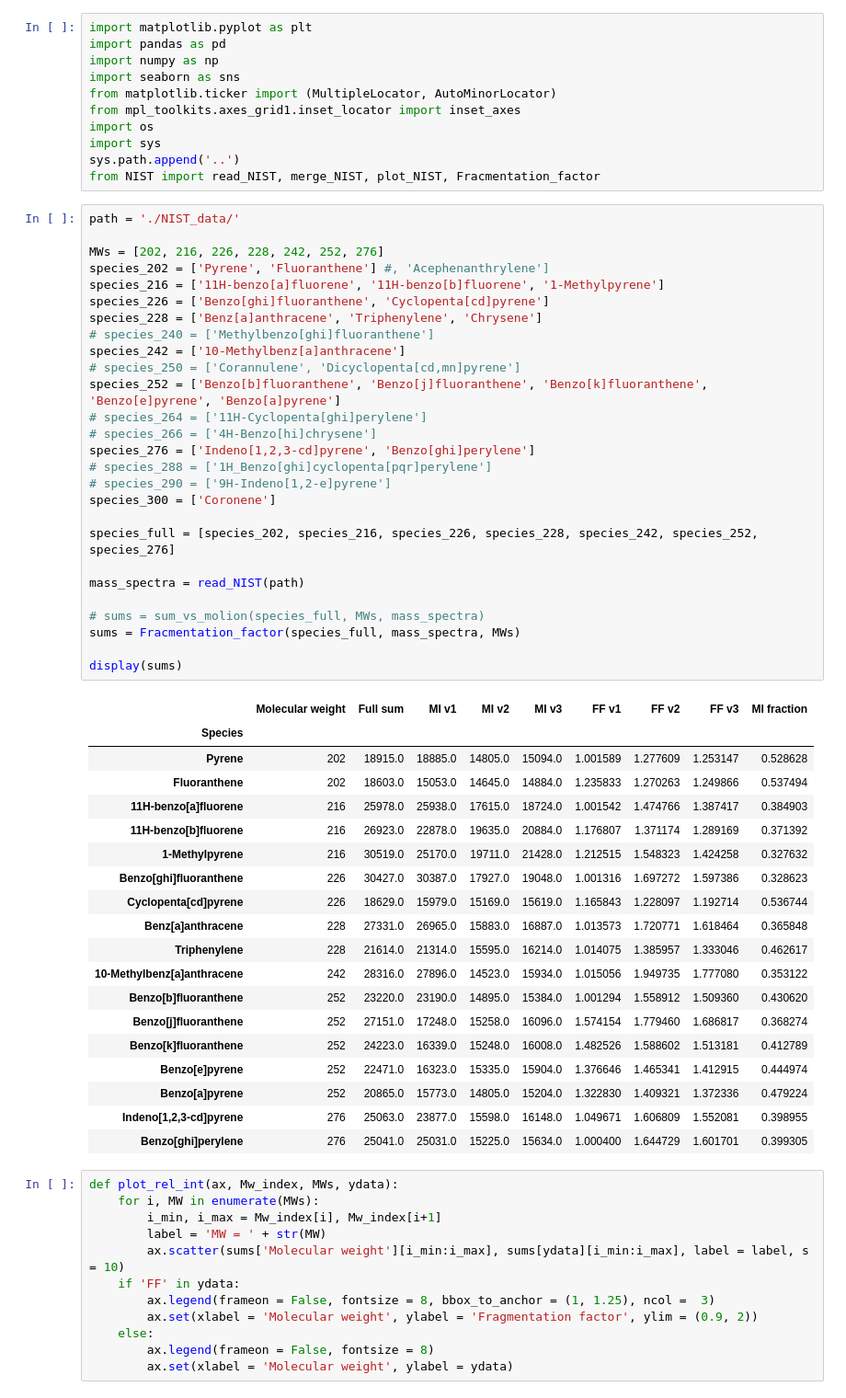
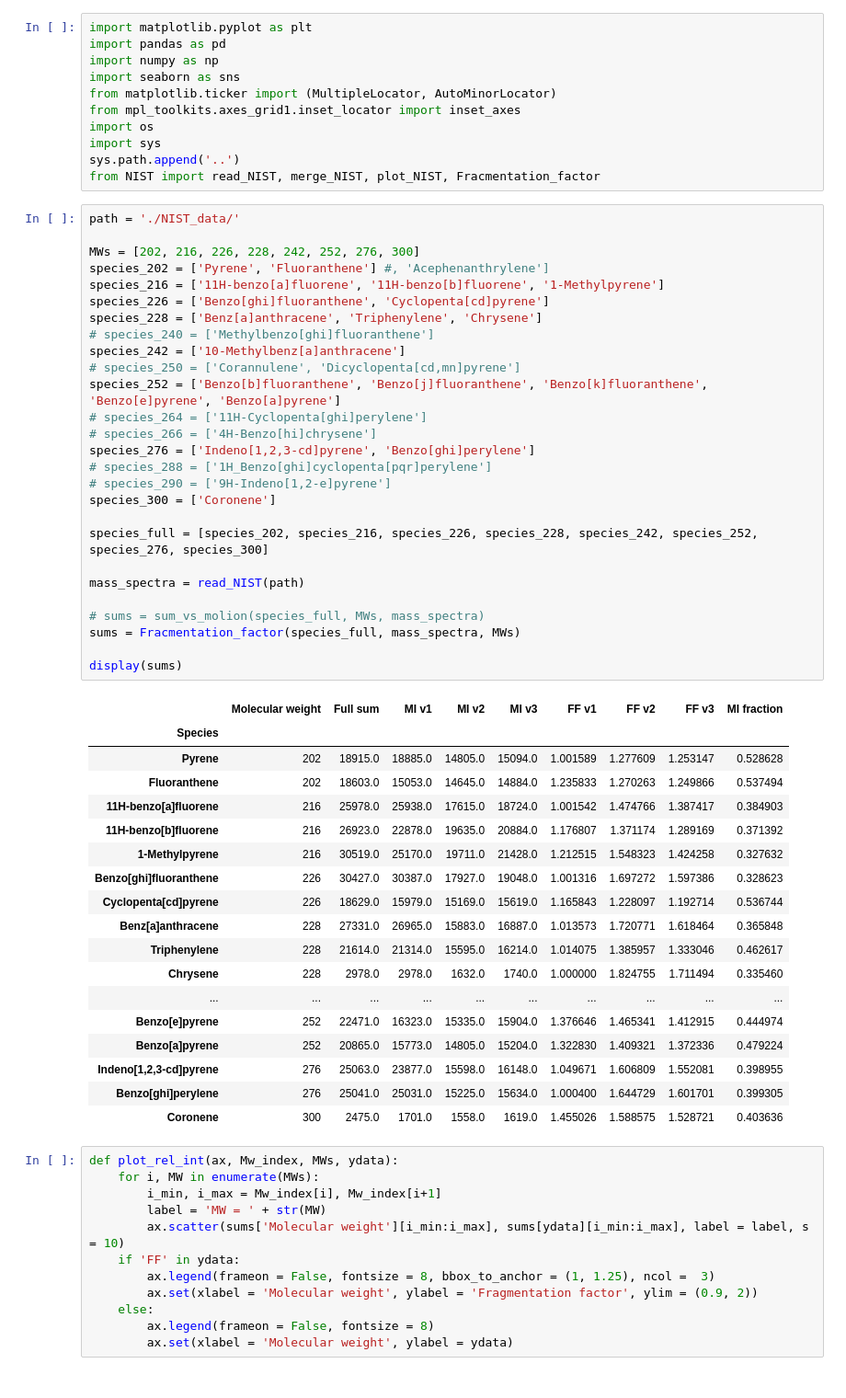
Before and after one commit to Normann25/NFA_project, a Jupyter notebook: NIST_plots.ipynb, the cells around one changed output. Shown at 92% size. Cells and saved outputs as stored; diff of their text form.

```diff
--- a/NIST_plots.ipynb
+++ b/NIST_plots.ipynb
@@ -12,7 +12,7 @@ from NIST import read_NIST, merge_NIST, plot_NIST, Fracmentation_factor
 # %%
 path = './NIST_data/'
 
-MWs = [202, 216, 226, 228, 242, 252, 276]
+MWs = [202, 216, 226, 228, 242, 252, 276, 300]
 species_202 = ['Pyrene', 'Fluoranthene'] #, 'Acephenanthrylene']
 species_216 = ['11H-benzo[a]fluorene', '11H-benzo[b]fluorene', '1-Methylpyrene']
 species_226 = ['Benzo[ghi]fluoranthene', 'Cyclopenta[cd]pyrene']
@@ -20,42 +20,41 @@ species_228 = ['Benz[a]anthracene', 'Triphenylene', 'Chrysene']
 # species_240 = ['Methylbenzo[ghi]fluoranthene']
 species_242 = ['10-Methylbenz[a]anthracene']
 # species_250 = ['Corannulene', 'Dicyclopenta[cd,mn]pyrene']
 species_252 = ['Benzo[b]fluoranthene', 'Benzo[j]fluoranthene', 'Benzo[k]fluoranthene', 'Benzo[e]pyrene', 'Benzo[a]pyrene']
 # species_264 = ['11H-Cyclopenta[ghi]perylene']
 # species_266 = ['4H-Benzo[hi]chrysene']
 species_276 = ['Indeno[1,2,3-cd]pyrene', 'Benzo[ghi]perylene']
 # species_288 = ['1H_Benzo[ghi]cyclopenta[pqr]perylene']
 # species_290 = ['9H-Indeno[1,2-e]pyrene']
 species_300 = ['Coronene']
 
-species_full = [species_202, species_216, species_226, species_228, species_242, species_252, species_276]
+species_full = [species_202, species_216, species_226, species_228, species_242, species_252, species_276, species_300]
 
 mass_spectra = read_NIST(path)
 
 # sums = sum_vs_molion(species_full, MWs, mass_spectra)
 sums = Fracmentation_factor(species_full, mass_spectra, MWs)
 
 display(sums)
 # %% [output]
 |  | Molecular weight | Full sum | MI v1 | MI v2 | MI v3 | FF v1 | FF v2 | FF v3 | MI fraction |
 | Species |  |  |  |  |  |  |  |  |  |
 | Pyrene | 202 | 18915.0 | 18885.0 | 14805.0 | 15094.0 | 1.001589 | 1.277609 | 1.253147 | 0.528628 |
 | Fluoranthene | 202 | 18603.0 | 15053.0 | 14645.0 | 14884.0 | 1.235833 | 1.270263 | 1.249866 | 0.537494 |
 | 11H-benzo[a]fluorene | 216 | 25978.0 | 25938.0 | 17615.0 | 18724.0 | 1.001542 | 1.474766 | 1.387417 | 0.384903 |
 | 11H-benzo[b]fluorene | 216 | 26923.0 | 22878.0 | 19635.0 | 20884.0 | 1.176807 | 1.371174 | 1.289169 | 0.371392 |
 | 1-Methylpyrene | 216 | 30519.0 | 25170.0 | 19711.0 | 21428.0 | 1.212515 | 1.548323 | 1.424258 | 0.327632 |
 | Benzo[ghi]fluoranthene | 226 | 30427.0 | 30387.0 | 17927.0 | 19048.0 | 1.001316 | 1.697272 | 1.597386 | 0.328623 |
 | Cyclopenta[cd]pyrene | 226 | 18629.0 | 15979.0 | 15169.0 | 15619.0 | 1.165843 | 1.228097 | 1.192714 | 0.536744 |
 | Benz[a]anthracene | 228 | 27331.0 | 26965.0 | 15883.0 | 16887.0 | 1.013573 | 1.720771 | 1.618464 | 0.365848 |
 | Triphenylene | 228 | 21614.0 | 21314.0 | 15595.0 | 16214.0 | 1.014075 | 1.385957 | 1.333046 | 0.462617 |
-| 10-Methylbenz[a]anthracene | 242 | 28316.0 | 27896.0 | 14523.0 | 15934.0 | 1.015056 | 1.949735 | 1.777080 | 0.353122 |
-| Benzo[b]fluoranthene | 252 | 23220.0 | 23190.0 | 14895.0 | 15384.0 | 1.001294 | 1.558912 | 1.509360 | 0.430620 |
-| Benzo[j]fluoranthene | 252 | 27151.0 | 17248.0 | 15258.0 | 16096.0 | 1.574154 | 1.779460 | 1.686817 | 0.368274 |
-| Benzo[k]fluoranthene | 252 | 24223.0 | 16339.0 | 15248.0 | 16008.0 | 1.482526 | 1.588602 | 1.513181 | 0.412789 |
+| Chrysene | 228 | 2978.0 | 2978.0 | 1632.0 | 1740.0 | 1.000000 | 1.824755 | 1.711494 | 0.335460 |
+| ... | ... | ... | ... | ... | ... | ... | ... | ... | ... |
 | Benzo[e]pyrene | 252 | 22471.0 | 16323.0 | 15335.0 | 15904.0 | 1.376646 | 1.465341 | 1.412915 | 0.444974 |
 | Benzo[a]pyrene | 252 | 20865.0 | 15773.0 | 14805.0 | 15204.0 | 1.322830 | 1.409321 | 1.372336 | 0.479224 |
 | Indeno[1,2,3-cd]pyrene | 276 | 25063.0 | 23877.0 | 15598.0 | 16148.0 | 1.049671 | 1.606809 | 1.552081 | 0.398955 |
 | Benzo[ghi]perylene | 276 | 25041.0 | 25031.0 | 15225.0 | 15634.0 | 1.000400 | 1.644729 | 1.601701 | 0.399305 |
+| Coronene | 300 | 2475.0 | 1701.0 | 1558.0 | 1619.0 | 1.455026 | 1.588575 | 1.528721 | 0.403636 |
 # %%
 def plot_rel_int(ax, Mw_index, MWs, ydata):
     for i, MW in enumerate(MWs):
```
Also changed, not shown: parts of 6 cells of this notebook, 7 other files.
